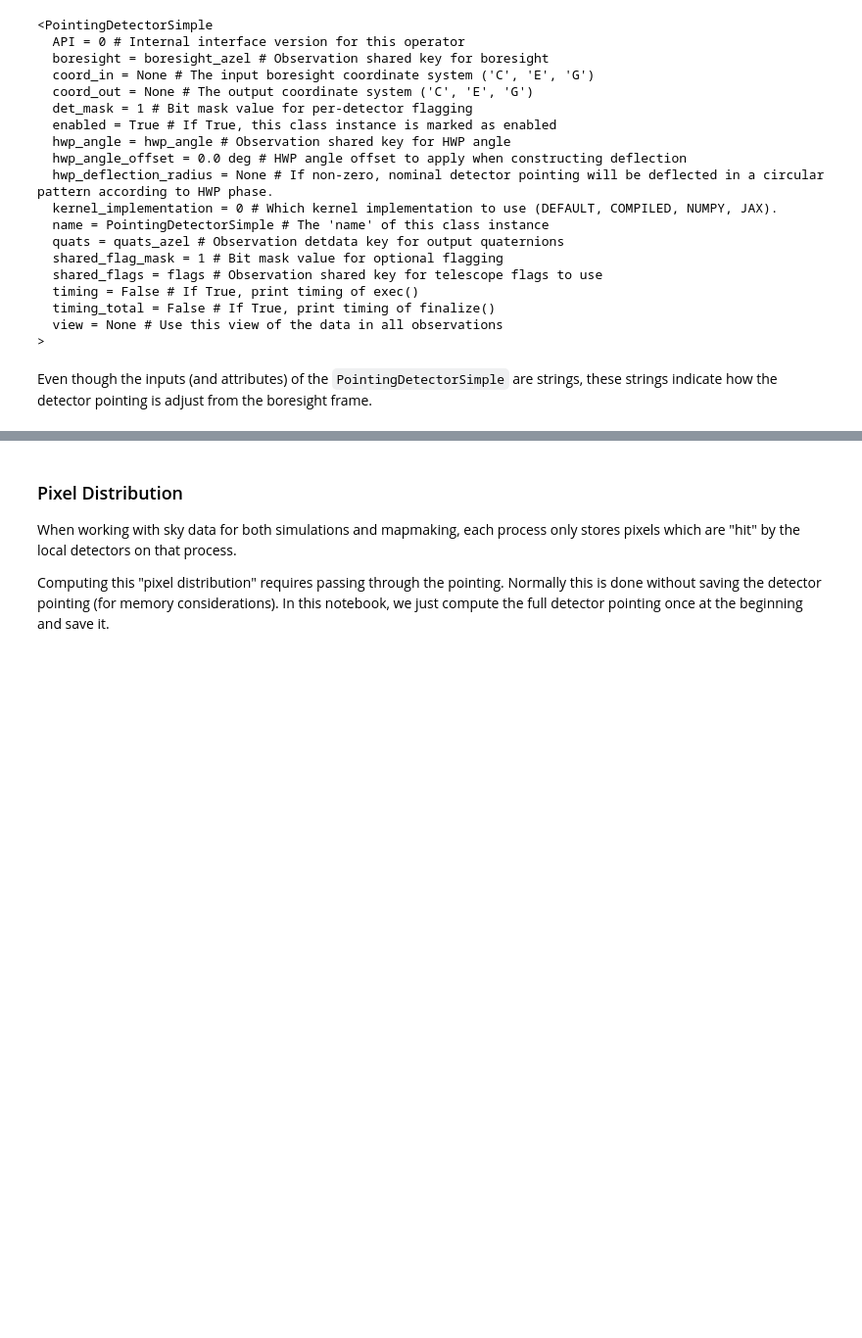
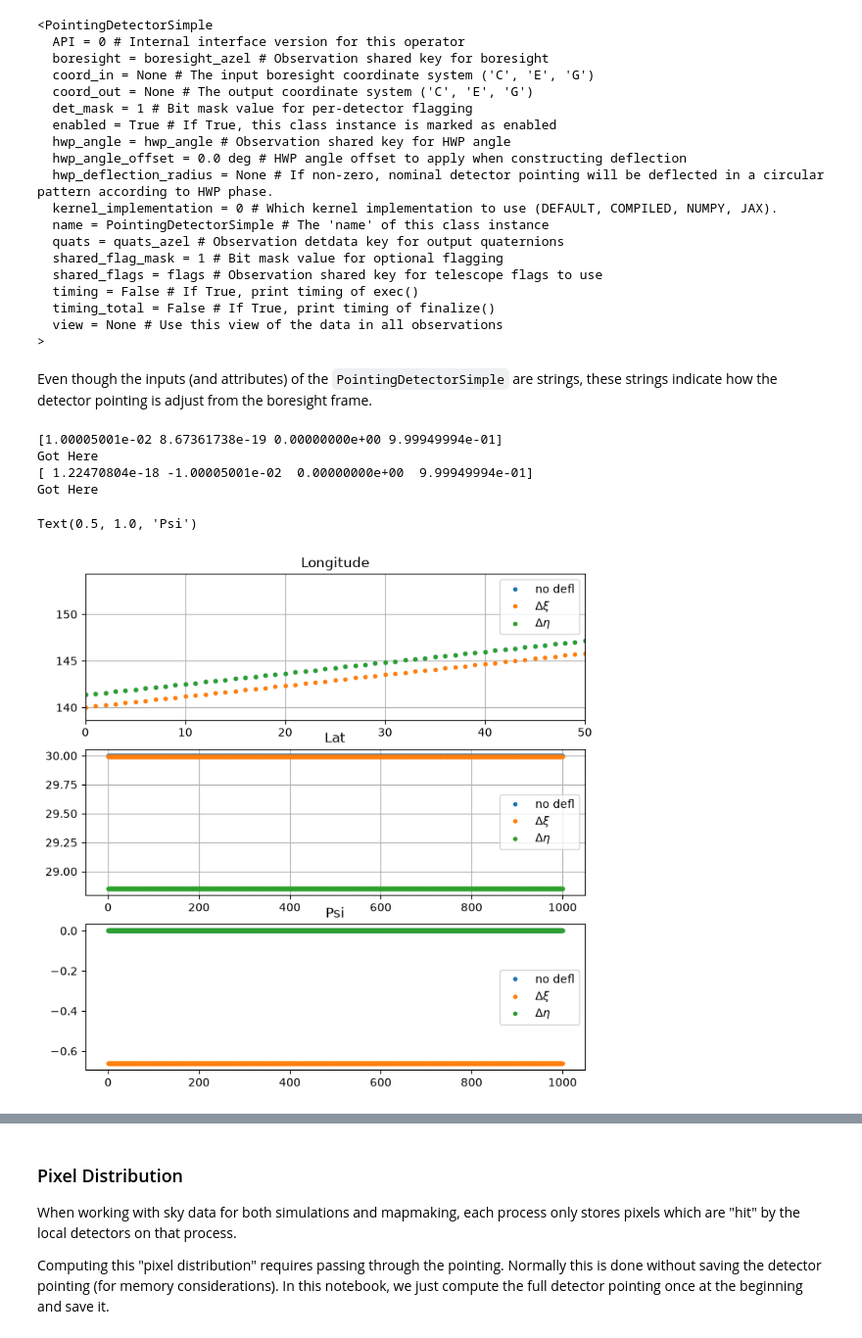
Before and after one commit to henry-e-n/SO_PointingReqs, a Jupyter notebook: toast_tutorial/05_ScanningCustomMap.ipynb, the cells around one changed output, grey strips where cells are left out. Shown at 98% size. Cells and saved outputs as stored; diff of their text form; code cells hidden in the pictures; blank space fills up the shorter version.

```diff
--- a/toast_tutorial/05_ScanningCustomMap.ipynb
+++ b/toast_tutorial/05_ScanningCustomMap.ipynb
@@ -398,0 +423,44 @@ weights_radec.apply(data)
+# %%
+# print(ob.shared)
+# print(ob.shared['boresight_azel'].data)
+# print(ob.shared['boresight_azel'].shape[0])
+from sotodlib.toast.ops import hwp_wobble as wobble
+
+dxi = 0.02
+deta=0.0
+xi_defl_bore, xi_defl_radec_bore = deflect_pointing(dxi,deta)
+
+lon, lat, psi = np.array(qa.to_lonlat_angles(ob.shared['boresight_azel'].data))*180/np.pi
+xidefl_lon, xidefl_lat, xidefl_psi = np.array(qa.to_lonlat_angles(xi_defl_bore))*180/np.pi
+
+
+eta_defl_bore, eta_defl_radec_bore = deflect_pointing(0.0,0.02)
+etadefl_lon, etadefl_lat, etadefl_psi = np.array(qa.to_lonlat_angles(eta_defl_bore))*180/np.pi
+
+fig, axs = plt.subplots(3,1, figsize=(8,8))
+
+axs[0].plot(-lon[:1000], '.', label=r"no defl")
+axs[0].plot(-xidefl_lon[:1000], '.', label=r"$\Delta\xi$")
+axs[0].plot(-etadefl_lon[:1000], '.', label=r"$\Delta\eta$")
+axs[0].set_xlim(0,50)
+axs[0].legend()
+axs[0].grid()
+axs[0].set_title("Longitude")
+axs[1].plot(lat[:1000],'.', label=r"no defl")
+axs[1].plot(xidefl_lat[:1000],'.', label=r"$\Delta\xi$")
+axs[1].plot(etadefl_lat[:1000], '.', label=r"$\Delta\eta$")
+axs[1].legend()
+axs[1].grid()
+axs[1].set_title("Lat")
+axs[2].plot(psi[:1000], '.', label=r"no defl")
+axs[2].plot(xidefl_psi[:1000], '.', label=r"$\Delta\xi$")
+axs[2].plot(etadefl_psi[:1000], '.', label=r"$\Delta\eta$")
+axs[2].legend()
+axs[2].set_title("Psi")
+# %% [output]
+[1.00005001e-02 8.67361738e-19 0.00000000e+00 9.99949994e-01]
+Got Here
+[ 1.22470804e-18 -1.00005001e-02  0.00000000e+00  9.99949994e-01]
+Got Here
+Text(0.5, 1.0, 'Psi')
+[figure, added]
```
Also changed, not shown: parts of 6 cells of this notebook, 5 other files.
